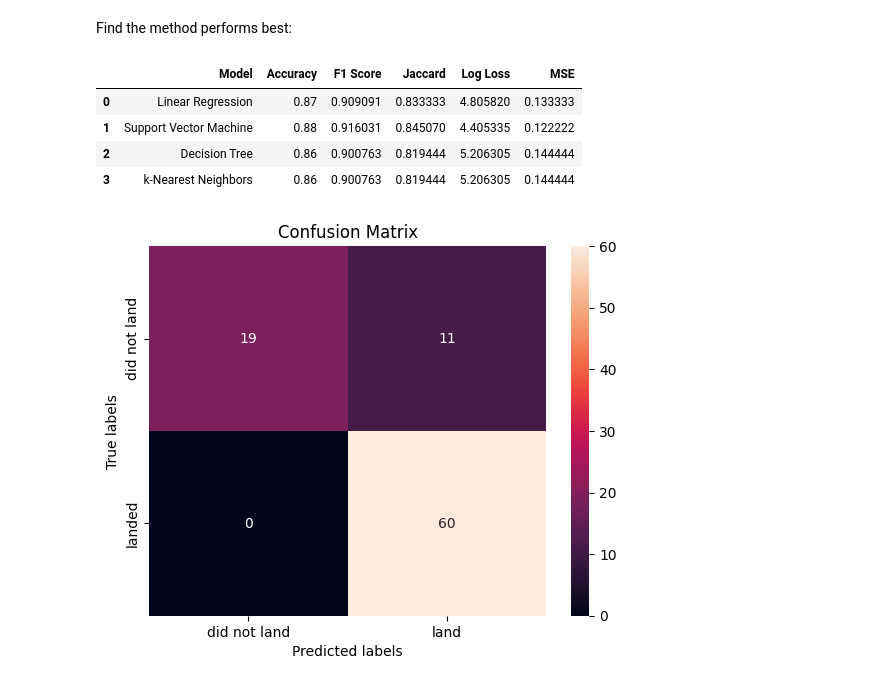
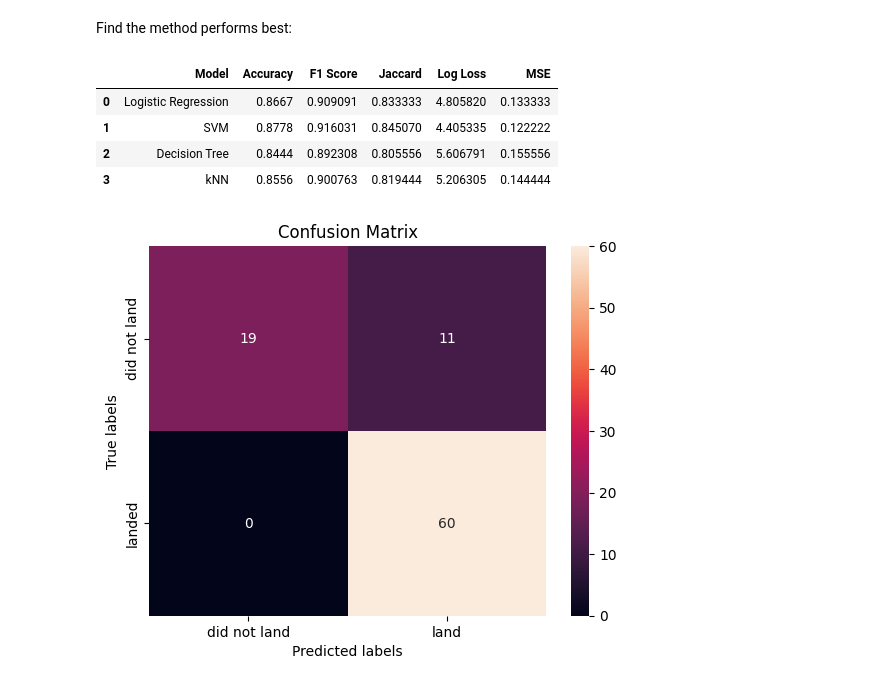
Before and after one commit to dunarand/IBM-Applied-Datascience-Capstone, a Jupyter notebook: module-4/4-1 SpaceX-Machine-Learning-Prediction.ipynb, the cells around one changed output. Cells and saved outputs as stored; diff of their text form; code cells hidden in the pictures.

```diff
--- a/module-4/4-1 SpaceX-Machine-Learning-Prediction.ipynb
+++ b/module-4/4-1 SpaceX-Machine-Learning-Prediction.ipynb
@@ -304,10 +304,10 @@ from sklearn.metrics import f1_score, log_loss, mean_squared_error, jaccard_scor
 
 accuracy_scores = [logreg_cv.score(X, Y), svm_cv.score(X, Y),
                    tree_cv.score(X, Y), knn_cv.score(X, Y)]
-accuracy_scores = [round(acc, 2) for acc in accuracy_scores]
+accuracy_scores = [round(acc, 4) for acc in accuracy_scores]
 
-models = ['Linear Regression', 'Support Vector Machine', 'Decision Tree',
-          'k-Nearest Neighbors']
+models = ['Logistic Regression', 'SVM', 'Decision Tree',
+          'kNN']
 
 logreg_pred = logreg_cv.predict(X)
 svm_pred = svm_cv.predict(X)
@@ -322,37 +322,37 @@ f1_scores = [
 ]
 
 jaccard_scores = [
     jaccard_score(Y, logreg_pred),
     jaccard_score(Y, svm_pred),
     jaccard_score(Y, tree_pred),
     jaccard_score(Y, knn_pred)
 ]
 
 log_loss_scores = [
     log_loss(Y, logreg_pred),
     log_loss(Y, svm_pred),
     log_loss(Y, tree_pred),
     log_loss(Y, knn_pred)
 ]
 
 mse_scores = [
     mean_squared_error(Y, logreg_pred),
     mean_squared_error(Y, svm_pred),
     mean_squared_error(Y, tree_pred),
     mean_squared_error(Y, knn_pred)
 ]
 
 perf_df = pd.DataFrame([
     [models[i], accuracy_scores[i], f1_scores[i], jaccard_scores[i], log_loss_scores[i], mse_scores[i]] for i in range(4)
     ], index = range(4), columns=['Model', 'Accuracy', 'F1 Score', 'Jaccard', 'Log Loss', 'MSE'])
 
 perf_df
 # %% [output]
 |  | Model | Accuracy | F1 Score | Jaccard | Log Loss | MSE |
-| 0 | Linear Regression | 0.87 | 0.909091 | 0.833333 | 4.805820 | 0.133333 |
-| 1 | Support Vector Machine | 0.88 | 0.916031 | 0.845070 | 4.405335 | 0.122222 |
-| 2 | Decision Tree | 0.86 | 0.900763 | 0.819444 | 5.206305 | 0.144444 |
-| 3 | k-Nearest Neighbors | 0.86 | 0.900763 | 0.819444 | 5.206305 | 0.144444 |
+| 0 | Logistic Regression | 0.8667 | 0.909091 | 0.833333 | 4.805820 | 0.133333 |
+| 1 | SVM | 0.8778 | 0.916031 | 0.845070 | 4.405335 | 0.122222 |
+| 2 | Decision Tree | 0.8444 | 0.892308 | 0.805556 | 5.606791 | 0.155556 |
+| 3 | kNN | 0.8556 | 0.900763 | 0.819444 | 5.206305 | 0.144444 |
 # %%
 yhat = svm_cv.predict(X)
 plot_confusion_matrix(Y,yhat)
```
Also changed, not shown: parts of 2 cells of this notebook.
